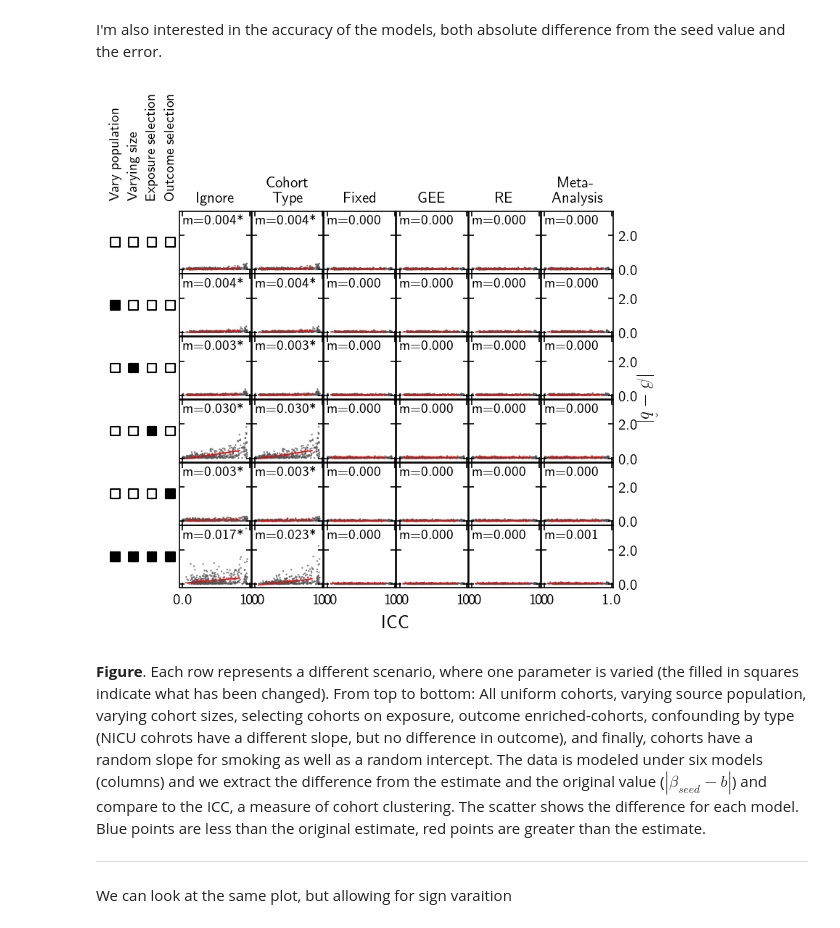
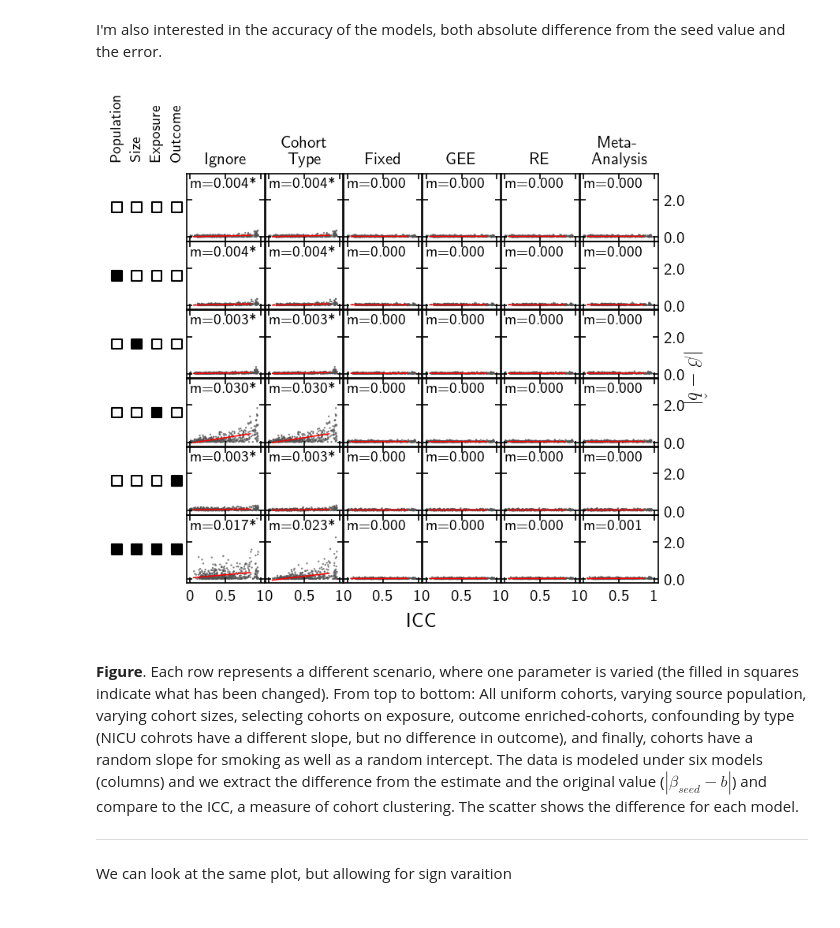
Before and after one commit to jwdebelius/theseus-autopsy, a Jupyter notebook: ipynb/Simulations.ipynb, the cells around one changed output. Drawn from its saved outputs; the diff is of its cells as text; code cells hidden in the pictures.

```diff
--- a/ipynb/Simulations.ipynb
+++ b/ipynb/Simulations.ipynb
@@ -1315,0 +1313,24 @@ fig06c
+# %%
+fig = plt.figure(dpi=300, constrained_layout=True, figsize=(2.5, 2), facecolor='None')
+ax = fig.add_subplot(1,1,1, facecolor='None')
+sub_res = fit_res.xs('none', level='filter').copy()
+sub_res['y'] = 5 - np.arange(6)
+ax.errorbar(x='param', xerr='width', y='y',
+            data=sub_res.loc[sub_res['significant']],
+            marker='o',
+            color=mpc.to_hex(sn.color_palette('Dark2', n_colors=1)[0]),
+            capsize=3,
+            linestyle='',
+            markersize=6,
+           )
+ax.set_yticks(sub_res['y'])
+ax.set_yticklabels(['Ignore', 'Cohort type', 'Fixed', 'GEE', 'RE', 'Meta-analysis'])
+ax.plot([0, 0], [-0.5, 5.5], 'k-', linewidth=1)
+ax.plot([-0.5, -0.5], [-0.5, 5.5], 'k:', linewidth=1, zorder=0)
+ax.set_ylim(-0.5, 5.5)
+ax.set_xlabel('$\\hat{\\beta}_{smoking}$', size=12)
+ax.yaxis.set_tick_params(left=False, labelleft=True, right=False,
+                         labelright=False, length=0)
+sn.despine(ax=ax, left=True, right=True, top=True)
+fig
+# sub_res
@@ -1676,8 +1699,8 @@ def _scary_tree(fig, gs, ax_ref, i, j, scenario, model, x='icc',
     ax_.xaxis.get_label().set_visible(False)
     ax_.yaxis.get_label().set_visible(False)
 
-    # if i == 0:
-    #     ax_.set_title(tidy_short.get(model, model.title()), size=10)
+    if i == 0:
+        ax_.set_title(tidy_short.get(model, model.title()), size=10)
 
     return ax_
 # %%
@@ -1715,8 +1738,8 @@ def plot_ref_scatter(fig, gs, scenarios, check_mark='x', box_size=None,
         # Tidies the axis
         ax.set_xlim(-0.15, 1.15)
         ax.set_xticks(np.linspace(0, 1, num_factors))
-        ax.set_xticklabels(['Vary population', 'Varying size',
-                            'Exposure selection', 'Outcome selection'],
+        ax.set_xticklabels(['Population', 'Size',
+                            'Exposure', 'Outcome'],
                            rotation=90, size=9)
         ax.xaxis.set_tick_params(bottom=False, labeltop=(i == 0) & labeltop,
                                  labelbottom=False)
@@ -1874,5 +1893,3 @@ For accuracy, we'll start with the absolute difference between the value and the
-# %%
-uniform_params['bse_inv'] = 1 / uniform_params['bse']
 # %%
 fig = plt.figure(dpi=150, constrained_layout=0, figsize=(6, 4.5))
 gs = fig.add_gridspec(6, 7, wspace=0.01, hspace=0.01)
@@ -1955,6 +1971,9 @@ for i, scenario in enumerate(scenario_codes):
         ax_.xaxis.set_major_formatter(ticker.StrMethodFormatter('{x:1.1f}'))
         ax_.yaxis.set_major_formatter(ticker.StrMethodFormatter('{x:1.1f}'))
         ax_r.append(ax_)
+        ax_.set_xlim(-0.05, 1.05)
+        ax_.set_xticks(np.arange(0, 1.05, 0.5))
+        ax_.set_xticklabels(['0', '0.5', '1'])
     axes.append(ax_r)
 
 predict_df = pd.DataFrame.from_dict(
@@ -1970,36 +1989,36 @@ for scenario, ax_r in zip(*(scenario_codes, axes)):
             # continue
         m1 = _plot_regression_one_level(
             ax_=ax,
             data=uniform_params,
             scenario=scenario,
             model=model,
             predict_df=predict_df,
             formula='abs_diff ~ icc2 + C(seed_effect)',
             # text_kws=dict(va='top'),
             ref_scale=0.05,
             line_kws=dict(color='r'),
             yscale=0.95,# - 0.9 * (model in {'meta'}),
             text_kws=dict(va={'meta': 'top'}.get(model, 'top')),
             sig_alpha=0.05/35,
             )
         bse_fits[(scenario, model)] = m1
 
 plot_ref_scatter(fig=fig, gs=gs, scenarios=scenarios_lo_var, check_mark='s')
 
 ax_l = fig.add_subplot(gs[:, 1:], facecolor='None')
 ax_l.set_ylabel('$| \\beta - \hat{b}|$', size=12, rotation=-90, va='bottom', labelpad=30)
 ax_l.yaxis.set_label_position('right')
 ax_l.set_xlabel('ICC', size=12, labelpad=18)
 ax_l.xaxis.set_tick_params(bottom=False, labelbottom=False, top=False, labeltop=False, length=0, labelsize=0)
 ax_l.yaxis.set_tick_params(bottom=False, labelbottom=False, top=False, labeltop=False, length=0, labelsize=0)
 sn.despine(ax=ax_l, left=True, right=True, top=True, bottom=True)
 
 # fig.savefig('/Users/jwd/Desktop/accuracy_no_reg.png', dpi=150, facecolor='w')
 fig
 # %% [output]
-[figure, old version]
+[figure, new version]
 # %% [markdown]
-**Figure**. Each row represents a different scenario, where one parameter is varied (the filled in squares indicate what has been changed). From top to bottom: All uniform cohorts, varying source population, varying cohort sizes, selecting cohorts on exposure, outcome enriched-cohorts, confounding by type (NICU cohrots have a different slope, but no difference in outcome), and finally, cohorts have a random slope for smoking as well as a random intercept. The data is modeled under six models (columns) and we extract the difference from the estimate and the original value ($|\beta_{seed} - \hat{b}|$) and compare to the ICC, a measure of cohort clustering. The scatter shows the difference for each model. Blue points are less than the original estimate, red points are greater than the estimate.
+**Figure**. Each row represents a different scenario, where one parameter is varied (the filled in squares indicate what has been changed). From top to bottom: All uniform cohorts, varying source population, varying cohort sizes, selecting cohorts on exposure, outcome enriched-cohorts, confounding by type (NICU cohrots have a different slope, but no difference in outcome), and finally, cohorts have a random slope for smoking as well as a random intercept. The data is modeled under six models (columns) and we extract the difference from the estimate and the original value ($|\beta_{seed} - \hat{b}|$) and compare to the ICC, a measure of cohort clustering. The scatter shows the difference for each model.
 
 <hr>
 # %% [markdown]
```
Also changed, not shown: parts of 21 cells of this notebook.
